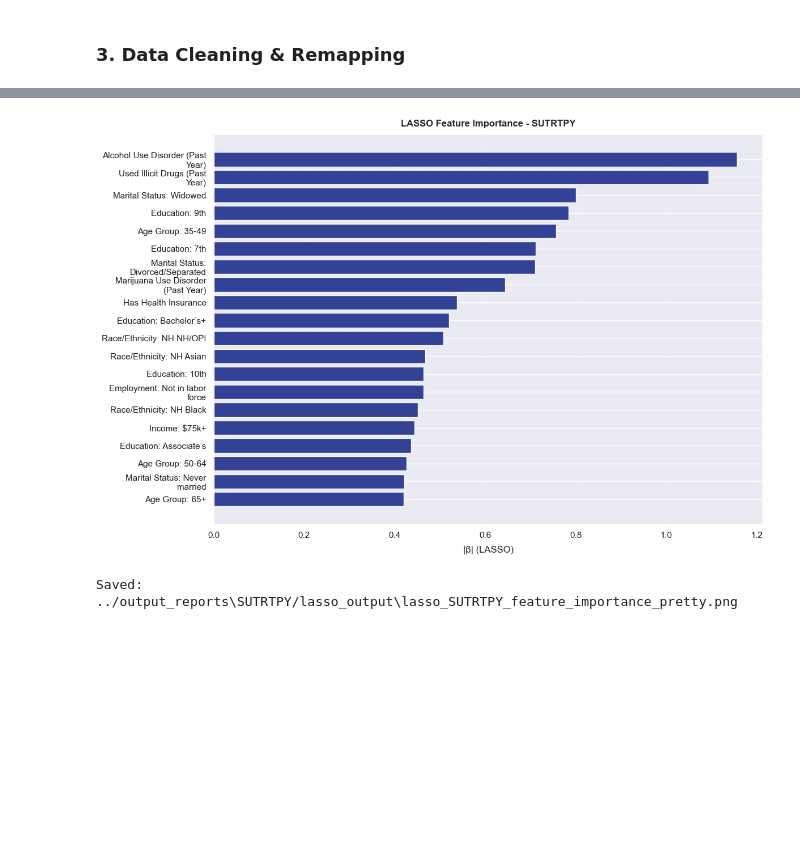
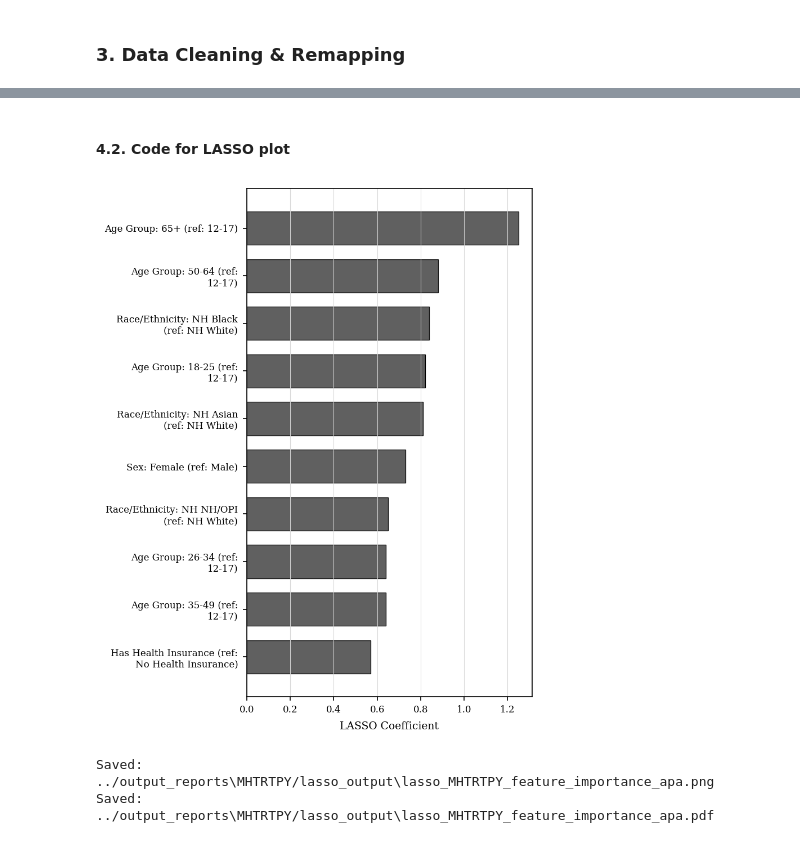
Before and after one commit to bachnguyen234/da401-final-project-bach-nguyen, a Jupyter notebook: code/da401_new_age_graphs.ipynb, the cells around one changed output, grey strips where cells are left out. Saved outputs shown, nothing was run; the diff lists cells and outputs as text; code cells hidden in the pictures; blank space fills up the shorter version.

```diff
--- a/code/da401_new_age_graphs.ipynb
+++ b/code/da401_new_age_graphs.ipynb
@@ -1,23 +1,12 @@
 # %% [markdown]
 ### 1. Libraries Import
 # %%
-import os, json
+import os, json, textwrap
 import pandas as pd
 import numpy as np
 import seaborn as sns
 import matplotlib.pyplot as plt
-from sklearn import linear_model
-from sklearn.datasets import make_regression
-sns.set()
-from sklearn.impute import SimpleImputer
-from sklearn.model_selection import train_test_split, StratifiedKFold
-from sklearn.preprocessing import OneHotEncoder, StandardScaler
-from sklearn.compose import ColumnTransformer
-from sklearn.pipeline import Pipeline
-from sklearn.linear_model import LogisticRegressionCV
-from sklearn.ensemble import RandomForestClassifier
-from sklearn.metrics import roc_auc_score, accuracy_score
-import statsmodels.api as sm
+import matplotlib as mpl
 # %% [markdown]
 ### 2. Data Import
 # %%
@@ -481,28 +496,0 @@ def pretty_label(raw_feature, wrap=26):
-# %%
-def plot_lasso_from_export_pretty(target, outdir="../output_reports", top_n=20, color="#4B8BBE"):
-    path = os.path.join(outdir, f"{target}/lasso_output", f"lasso_{target}_coefficients.csv")
-    df = pd.read_csv(path).rename(columns={"feature":"Feature","coef":"Coefficient"})
-    df["AbsCoef"] = df["Coefficient"].abs()
-    df = df.sort_values("AbsCoef", ascending=False).head(top_n).copy()
-    df["Pretty"] = df["Feature"].apply(pretty_label)
-
-    plt.figure(figsize=(12, 8))
-    bars = plt.barh(df["Pretty"], df["AbsCoef"], color="#2a3990", alpha=0.95)
-    plt.gca().invert_yaxis()
-    plt.grid(axis="x", linestyle=":", alpha=0.3)
-    plt.xlabel("|β| (LASSO)", labelpad=8)
-    plt.ylabel("")
-    plt.title(f"LASSO Feature Importance - {target}", weight="bold", pad=10)
-    plt.tight_layout()
-    plt.rcParams.update({
-        "font.family": "sans-serif",
-        "font.size": 11,
-        "axes.labelcolor": "#1e1e1e",
-        "axes.titleweight": "bold",
-        "xtick.color": "#1e1e1e",
-        "ytick.color": "#1e1e1e",
-    })
-    out_png = os.path.join(outdir, f"{target}/lasso_output", f"lasso_{target}_feature_importance_pretty.png")
-    plt.savefig(out_png, dpi=240)
-    plt.show()
-    print("Saved:", out_png)
@@ -563,0 +497,2 @@ def plot_glm_forest_from_export_pretty(target, outdir="../output_reports", top_n
+# %% [markdown]
+#### 4.2. Code for LASSO plot
@@ -564,5 +567,6 @@ def plot_glm_forest_from_export_pretty(target, outdir="../output_reports", top_n
 # %%
-plot_lasso_from_export_pretty("SUTRTPY", top_n=20)
+plot_lasso_from_export_pretty("MHTRTPY", apa=True)
 # %% [output]
-[figure, old version]
+[figure, new version]
-Saved: ../output_reports\SUTRTPY/lasso_output\lasso_SUTRTPY_feature_importance_pretty.png
+Saved: ../output_reports\MHTRTPY/lasso_output\lasso_MHTRTPY_feature_importance_apa.png
+Saved: ../output_reports\MHTRTPY/lasso_output\lasso_MHTRTPY_feature_importance_apa.pdf
```
Also changed, not shown: parts of 15 cells of this notebook, 29 other files.
